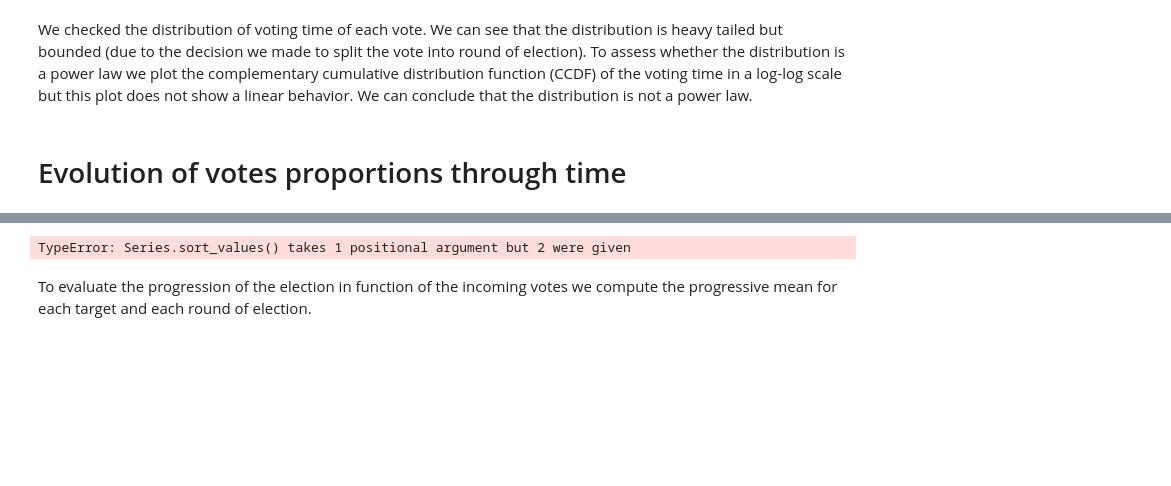
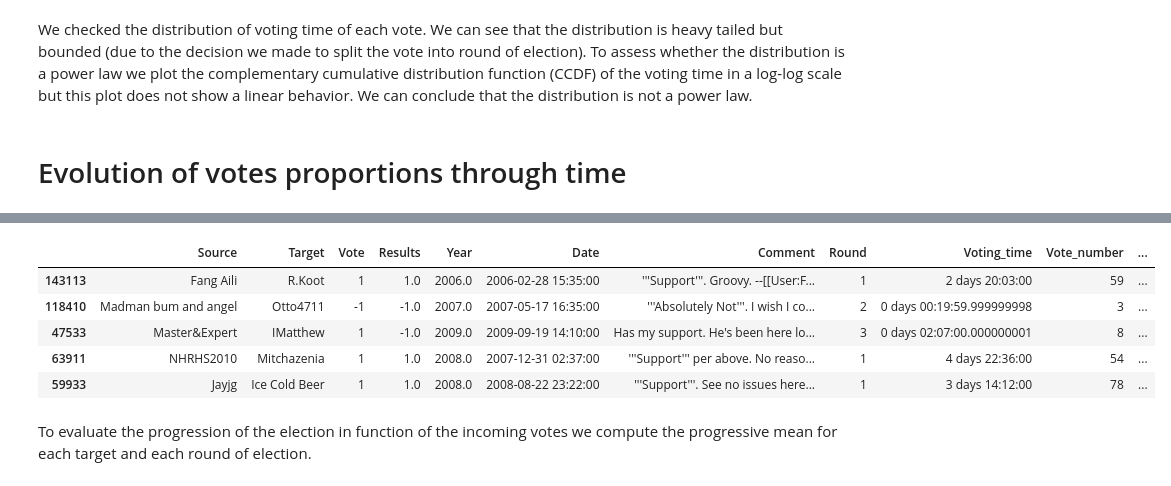
Before and after one commit to epfl-ada/ada-2023-project-abracadabra, a Jupyter notebook: P3_Emma.ipynb, the cells around one changed output, grey strips where cells are left out. Cells and saved outputs as stored; diff of their text form; code cells hidden in the pictures; blank space fills up the shorter version.

```diff
--- a/P3_Emma.ipynb
+++ b/P3_Emma.ipynb
@@ -99,10 +102,13 @@ df_vote_evolution.sample(5)
 # %%
 df_vote_evolution = get_progressive_mean(df_vote_evolution)
-df_vote_evolution.sample(5)
-
 df_vote_evolution_comm = get_progressive_mean_comm(df_vote_evolution_comm, communities)
 # %% [output]
-TypeError: Series.sort_values() takes 1 positional argument but 2 were given
+|  | Source | Target | Vote | Results | Year | Date | Comment | Round | Voting_time | Vote_number | ... |
+| 143113 | Fang Aili | R.Koot | 1 | 1.0 | 2006.0 | 2006-02-28 15:35:00 | '''Support'''. Groovy. --[[User:F... | 1 | 2 days 20:03:00 | 59 | ... |
+| 118410 | Madman bum and angel | Otto4711 | -1 | -1.0 | 2007.0 | 2007-05-17 16:35:00 | '''Absolutely Not'''. I wish I co... | 2 | 0 days 00:19:59.999999998 | 3 | ... |
+| 47533 | Master&Expert | IMatthew | 1 | -1.0 | 2009.0 | 2009-09-19 14:10:00 | Has my support. He's been here lo... | 3 | 0 days 02:07:00.000000001 | 8 | ... |
+| 63911 | NHRHS2010 | Mitchazenia | 1 | 1.0 | 2008.0 | 2007-12-31 02:37:00 | '''Support''' per above. No reaso... | 1 | 4 days 22:36:00 | 54 | ... |
+| 59933 | Jayjg | Ice Cold Beer | 1 | 1.0 | 2008.0 | 2008-08-22 23:22:00 | '''Support'''. See no issues here... | 1 | 3 days 14:12:00 | 78 | ... |
 # %% [markdown]
 To evaluate the progression of the election in function of the incoming votes we compute the progressive mean for each target and each round of election.
 # %% [markdown]
```
Also changed, not shown: parts of 5 cells of this notebook, 1 other file.
